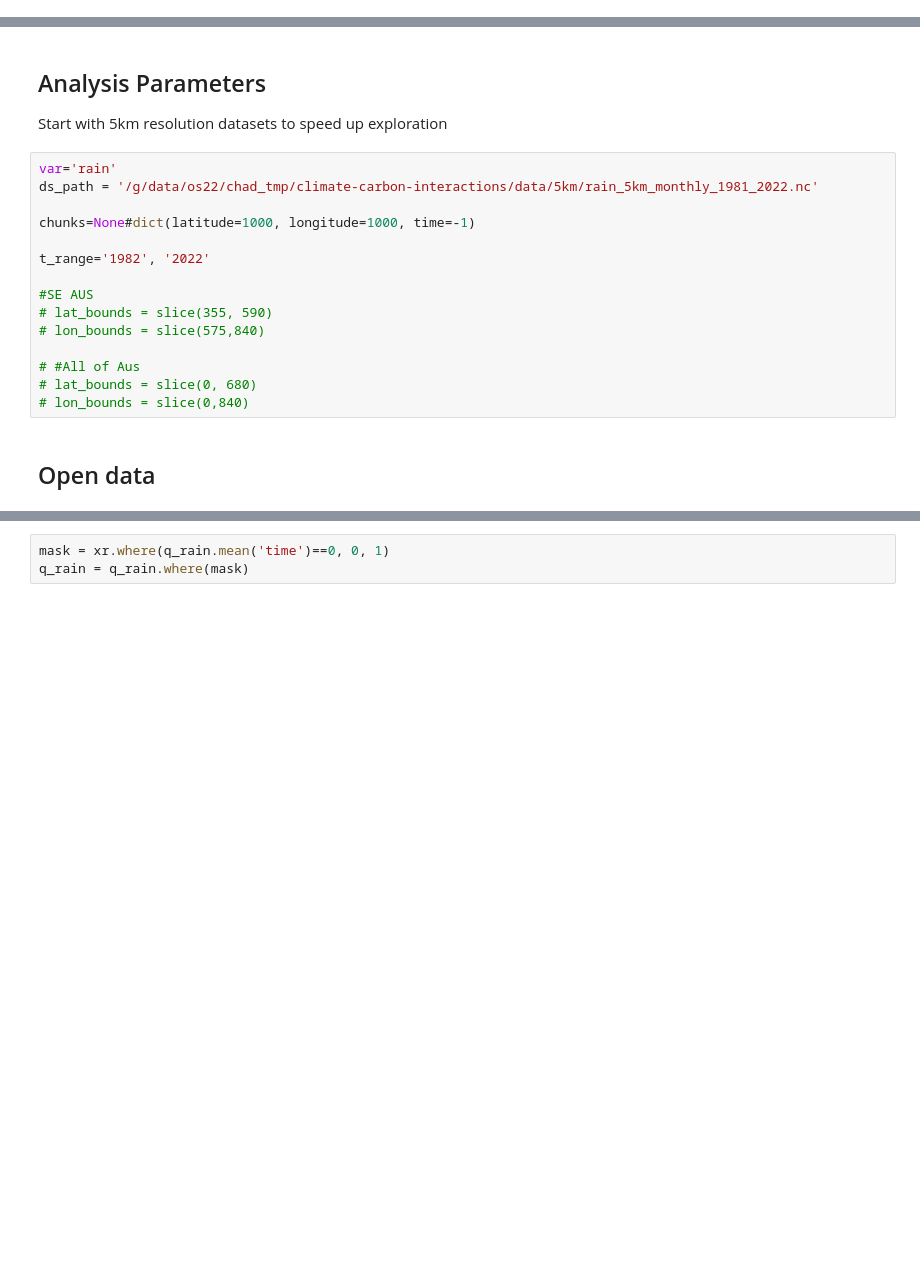
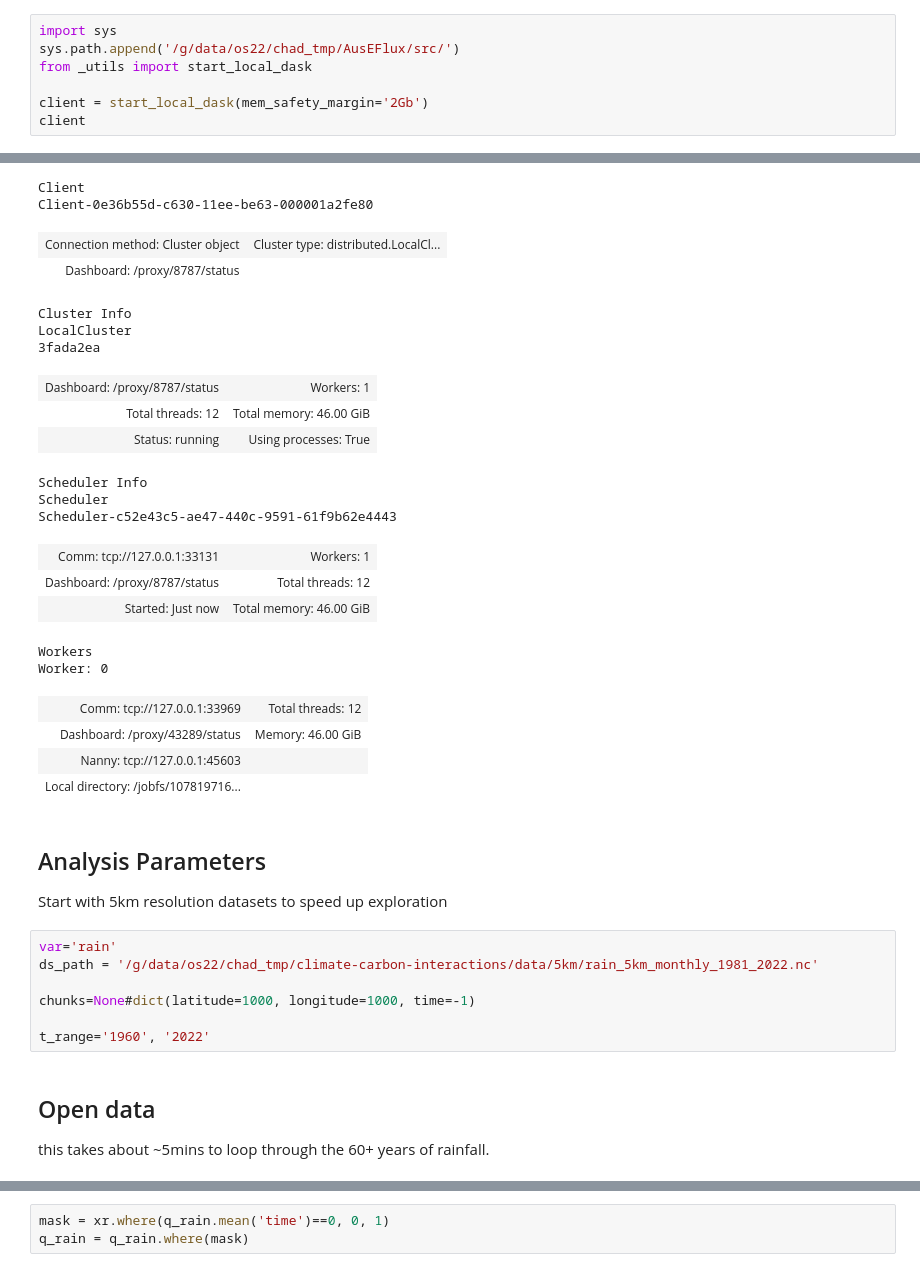
Before and after one commit to cbur24/climate-carbon-interactions, a Jupyter notebook: notebooks/analysis/Rainfall_trend_analysis.ipynb, the cells around one changed output, grey strips where cells are left out. Saved outputs shown, nothing was run; the diff lists cells and outputs as text; blank space fills up the shorter version.

```diff
--- a/notebooks/analysis/Rainfall_trend_analysis.ipynb
+++ b/notebooks/analysis/Rainfall_trend_analysis.ipynb
@@ -35,0 +36,8 @@ from dea_tools.temporal import xr_phenology
+# %%
+import sys
+sys.path.append('/g/data/os22/chad_tmp/AusEFlux/src/')
+from _utils import start_local_dask
+
+client = start_local_dask(mem_safety_margin='2Gb')
+client
+# %% [output]
@@ -36,3 +45,25 @@ from dea_tools.temporal import xr_phenology
+Client
+Client-0e36b55d-c630-11ee-be63-000001a2fe80
+| Connection method: Cluster object | Cluster type: distributed.LocalCl... |
+| Dashboard: /proxy/8787/status |  |
+Cluster Info
+LocalCluster
+3fada2ea
+| Dashboard: /proxy/8787/status | Workers: 1 |
+| Total threads: 12 | Total memory: 46.00 GiB |
+| Status: running | Using processes: True |
+Scheduler Info
+Scheduler
+Scheduler-c52e43c5-ae47-440c-9591-61f9b62e4443
+| Comm: tcp://127.0.0.1:33131 | Workers: 1 |
+| Dashboard: /proxy/8787/status | Total threads: 12 |
+| Started: Just now | Total memory: 46.00 GiB |
+Workers
+Worker: 0
+| Comm: tcp://127.0.0.1:33969 | Total threads: 12 |
+| Dashboard: /proxy/43289/status | Memory: 46.00 GiB |
+| Nanny: tcp://127.0.0.1:45603 |  |
+| Local directory: /jobfs/107819716... |  |
 # %% [markdown]
 ## Analysis Parameters
 
@@ -43,14 +74,8 @@ ds_path = '/g/data/os22/chad_tmp/climate-carbon-interactions/data/5km/rain_5km_m
 
 chunks=None#dict(latitude=1000, longitude=1000, time=-1)
 
-t_range='1982', '2022'
-
-#SE AUS
-# lat_bounds = slice(355, 590)
-# lon_bounds = slice(575,840)
-
-# #All of Aus
-# lat_bounds = slice(0, 680)
-# lon_bounds = slice(0,840)
+t_range='1960', '2022'
 # %% [markdown]
 ## Open data
+
+this takes about ~5mins to loop through the 60+ years of rainfall.
```
Also changed, not shown: parts of 42 cells of this notebook, 3 other files.
